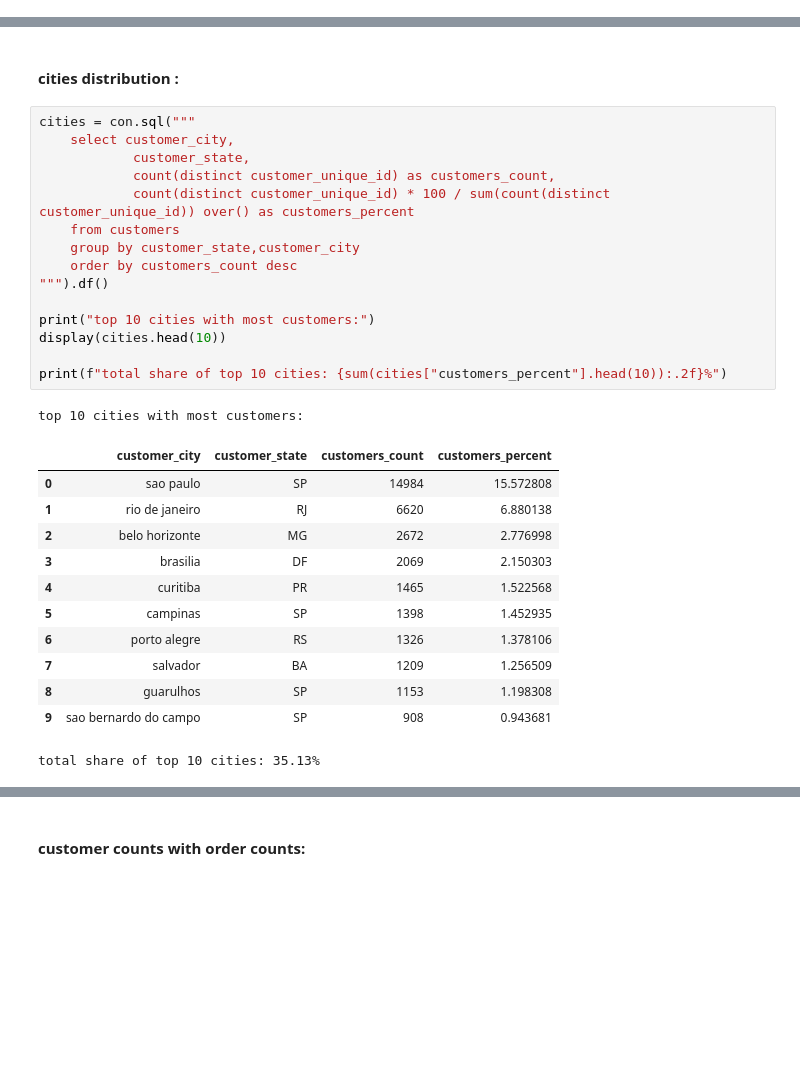
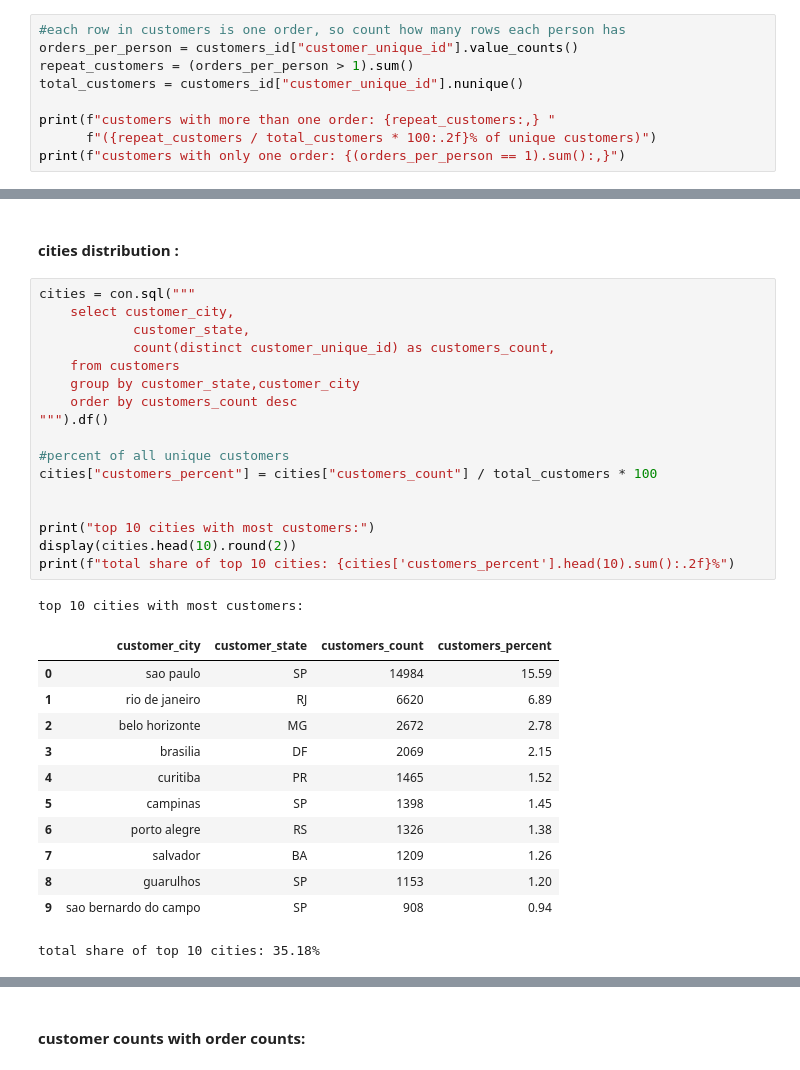
Before and after one commit to Abolfazl-Moradi006/Olist-data-analysis, a Jupyter notebook: Notebooks/4_Customer_Geographic_Analysis.ipynb, the cells around one changed output, grey strips where cells are left out. Saved outputs shown, nothing was run; the diff lists cells and outputs as text; blank space fills up the shorter version.

```diff
--- a/Notebooks/4_Customer_Geographic_Analysis.ipynb
+++ b/Notebooks/4_Customer_Geographic_Analysis.ipynb
@@ -39,0 +28,9 @@ number of unique customer_id: 96096
+# %%
+#each row in customers is one order, so count how many rows each person has
+orders_per_person = customers_id["customer_unique_id"].value_counts()
+repeat_customers = (orders_per_person > 1).sum()
+total_customers = customers_id["customer_unique_id"].nunique()
+
+print(f"customers with more than one order: {repeat_customers:,} "
+      f"({repeat_customers / total_customers * 100:.2f}% of unique customers)")
+print(f"customers with only one order: {(orders_per_person == 1).sum():,}")
@@ -242,32 +247,34 @@ However, customer distribution alone does not determine the business potential o
 # %%
 cities = con.sql("""
     select customer_city,
             customer_state,
             count(distinct customer_unique_id) as customers_count,
-            count(distinct customer_unique_id) * 100 / sum(count(distinct customer_unique_id)) over() as customers_percent
     from customers
     group by customer_state,customer_city
     order by customers_count desc
 """).df()
 
+#percent of all unique customers
+cities["customers_percent"] = cities["customers_count"] / total_customers * 100
+
+
 print("top 10 cities with most customers:")
-display(cities.head(10))
-
-print(f"total share of top 10 cities: {sum(cities["customers_percent"].head(10)):.2f}%")
+display(cities.head(10).round(2))
+print(f"total share of top 10 cities: {cities['customers_percent'].head(10).sum():.2f}%")
 # %% [output]
 top 10 cities with most customers:
 |  | customer_city | customer_state | customers_count | customers_percent |
-| 0 | sao paulo | SP | 14984 | 15.572808 |
-| 1 | rio de janeiro | RJ | 6620 | 6.880138 |
-| 2 | belo horizonte | MG | 2672 | 2.776998 |
-| 3 | brasilia | DF | 2069 | 2.150303 |
-| 4 | curitiba | PR | 1465 | 1.522568 |
-| 5 | campinas | SP | 1398 | 1.452935 |
-| 6 | porto alegre | RS | 1326 | 1.378106 |
-| 7 | salvador | BA | 1209 | 1.256509 |
-| 8 | guarulhos | SP | 1153 | 1.198308 |
-| 9 | sao bernardo do campo | SP | 908 | 0.943681 |
+| 0 | sao paulo | SP | 14984 | 15.59 |
+| 1 | rio de janeiro | RJ | 6620 | 6.89 |
+| 2 | belo horizonte | MG | 2672 | 2.78 |
+| 3 | brasilia | DF | 2069 | 2.15 |
+| 4 | curitiba | PR | 1465 | 1.52 |
+| 5 | campinas | SP | 1398 | 1.45 |
+| 6 | porto alegre | RS | 1326 | 1.38 |
+| 7 | salvador | BA | 1209 | 1.26 |
+| 8 | guarulhos | SP | 1153 | 1.20 |
+| 9 | sao bernardo do campo | SP | 908 | 0.94 |
-total share of top 10 cities: 35.13%
+total share of top 10 cities: 35.18%
 # %%
 #check top 100 cities distribution
 top_100_cities = cities.head(100)
```
Also changed, not shown: parts of 18 cells of this notebook.
